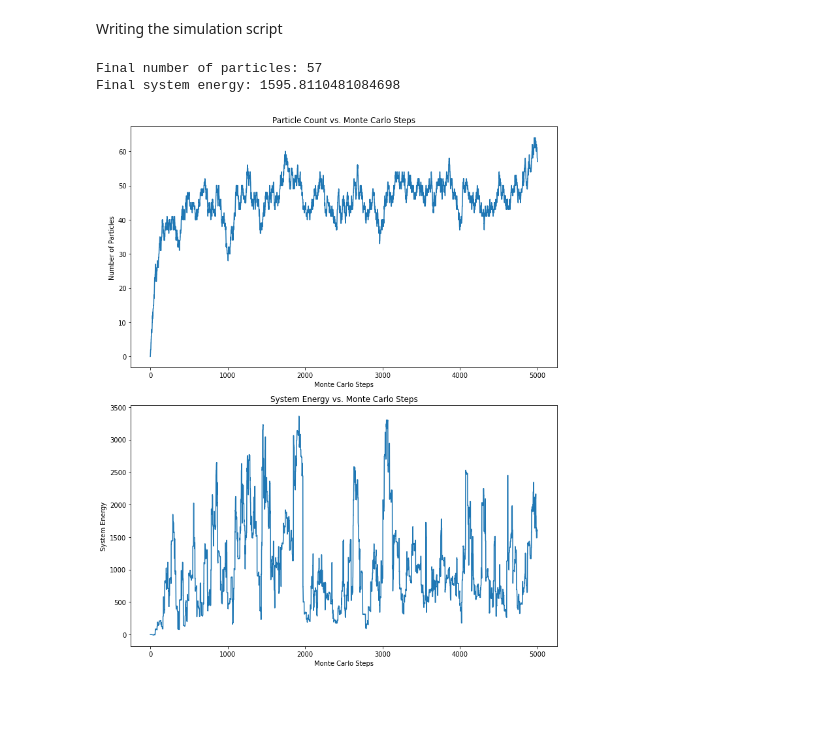
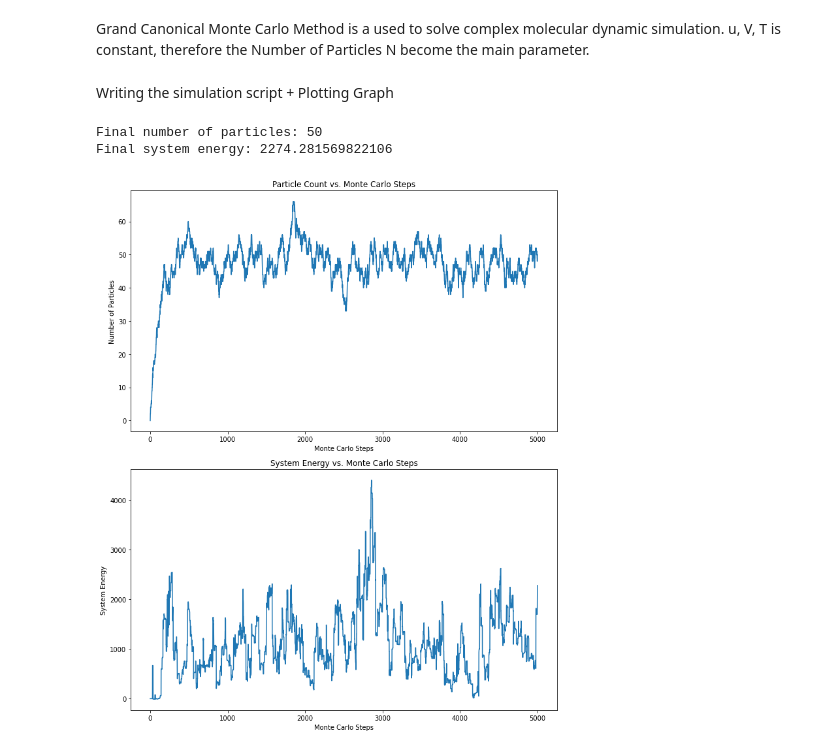
Before and after one commit to Mingkwan1/Chemical-Simulation, a Jupyter notebook: GCMC.ipynb, the cells around one changed output. Cells and saved outputs as stored; diff of their text form; code cells hidden in the pictures; blank space fills up the shorter version.

Commit message:
Add some headline comment and description of how to use parameters

```diff
--- a/GCMC.ipynb
+++ b/GCMC.ipynb
@@ -1,10 +1,13 @@
+# %% [markdown]
+Grand Canonical Monte Carlo Method is a used to solve complex molecular dynamic simulation.
+u, V, T is constant, therefore the Number of Particles N become the main parameter.
 # %%
 import numpy as np
 import random
 import math
 import matplotlib.pyplot as plt
 # %% [markdown]
-Writing the simulation script
+Writing the simulation script + Plotting Graph
 # %%
 class GCMCSimulation:
     def __init__(self, volume, temperature, chemical_potential, max_particles):
@@ -72,36 +75,37 @@ class GCMCSimulation:
         return particle_counts, energies
 
 # Run the simulation
+#Parameters
 volume = 100
 temperature = 300
 chemical_potential = -2.0
-max_particles = 1000
+max_particles = 100 #No matter how high the Nmax is, the Nmean will always be arond 50-60
 num_steps = 5000
 
 simulation = GCMCSimulation(volume, temperature, chemical_potential, max_particles)
 particle_counts, energies = simulation.run_simulation(num_steps)
 
 print(f"Final number of particles: {particle_counts[-1]}")
 print(f"Final system energy: {energies[-1]}")
 
 # Plotting
 fig, (ax1, ax2) = plt.subplots(2, 1, figsize=(10, 12))
 
 # Plot particle count
 ax1.plot(range(num_steps), particle_counts)
 ax1.set_xlabel('Monte Carlo Steps')
 ax1.set_ylabel('Number of Particles')
 ax1.set_title('Particle Count vs. Monte Carlo Steps')
 
 # Plot system energy
 ax2.plot(range(num_steps), energies)
 ax2.set_xlabel('Monte Carlo Steps')
 ax2.set_ylabel('System Energy')
 ax2.set_title('System Energy vs. Monte Carlo Steps')
 
 plt.tight_layout()
 plt.show()
 # %% [output]
-Final number of particles: 57
-Final system energy: 1595.8110481084698
+Final number of particles: 50
+Final system energy: 2274.281569822106
-[figure, old version]
+[figure, new version]
```
